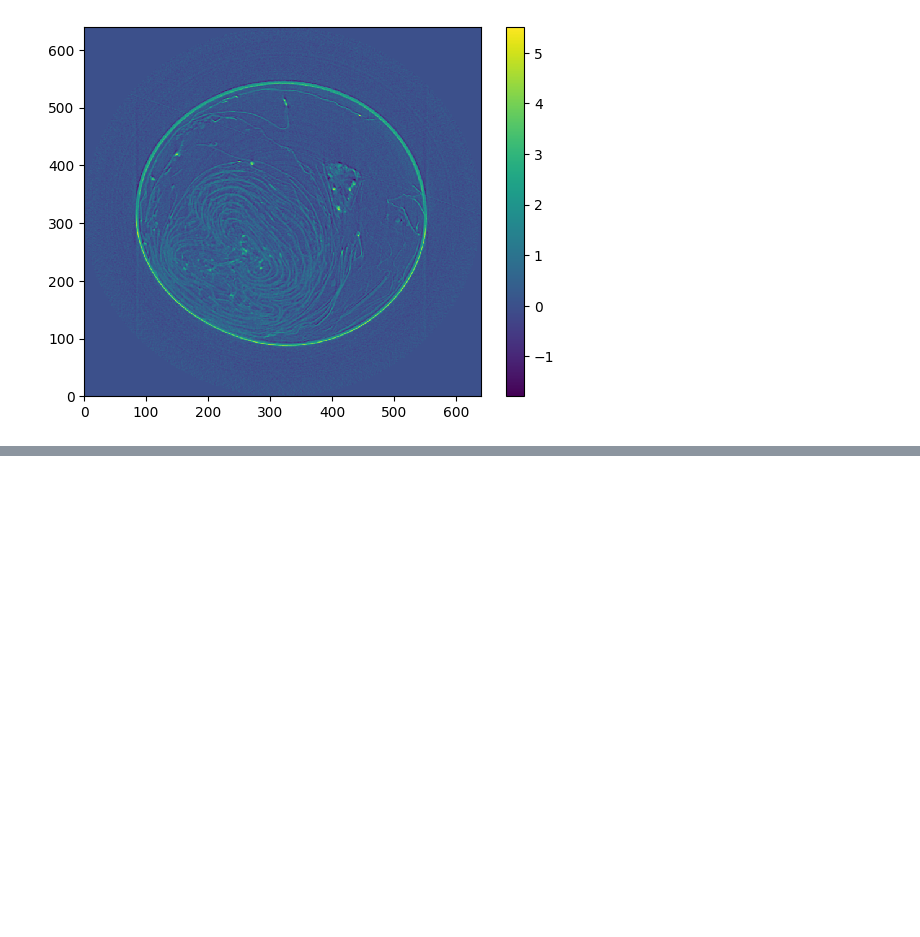
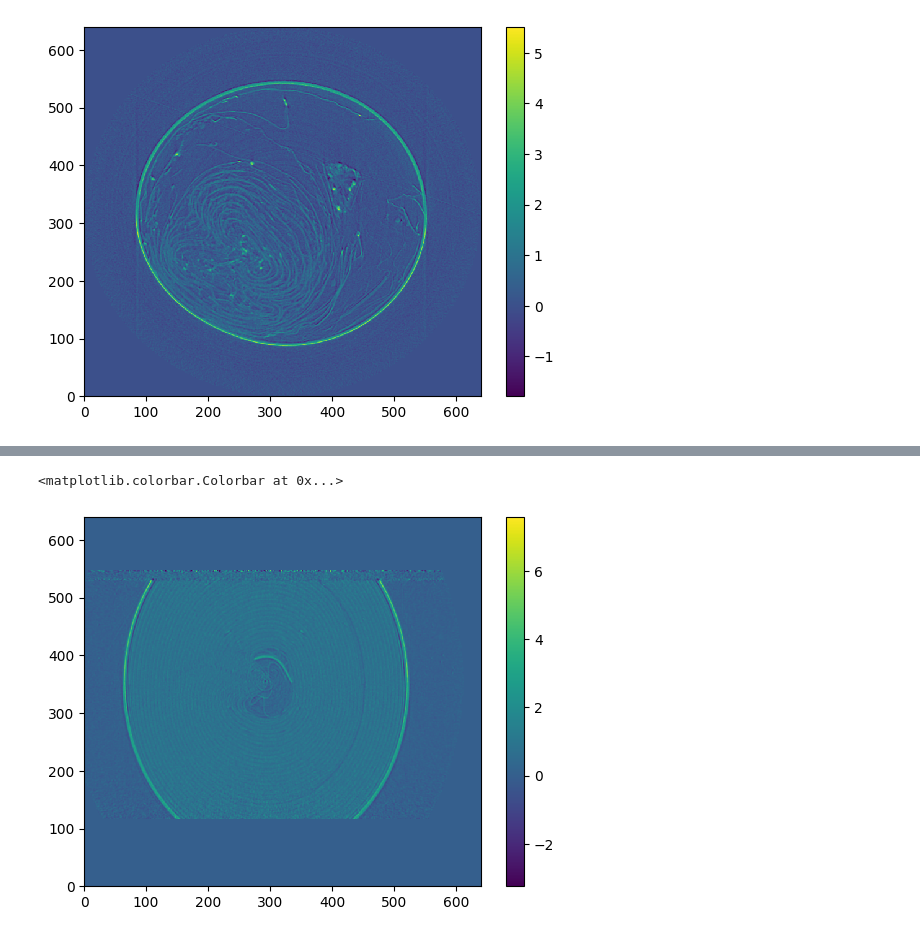
Before and after one commit to venturellimatteo/fasttomo, a Jupyter notebook: test.ipynb, the cells around one changed output, grey strips where cells are left out. Saved outputs shown, nothing was run; the diff lists cells and outputs as text; code cells hidden in the pictures; blank space fills up the shorter version.

```diff
--- a/test.ipynb
+++ b/test.ipynb
@@ -37,0 +49,6 @@ plt.colorbar()
+# %%
+plt.pcolormesh(img[130])
+plt.colorbar()
+# %% [output]
+<matplotlib.colorbar.Colorbar at 0x...>
+[figure, added]
```
Also changed, not shown: parts of 1 cell of this notebook.
